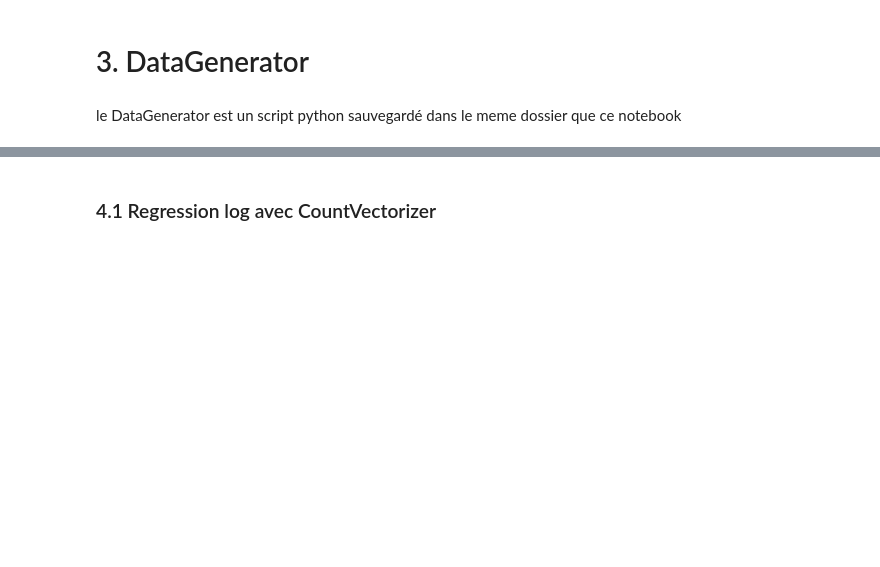
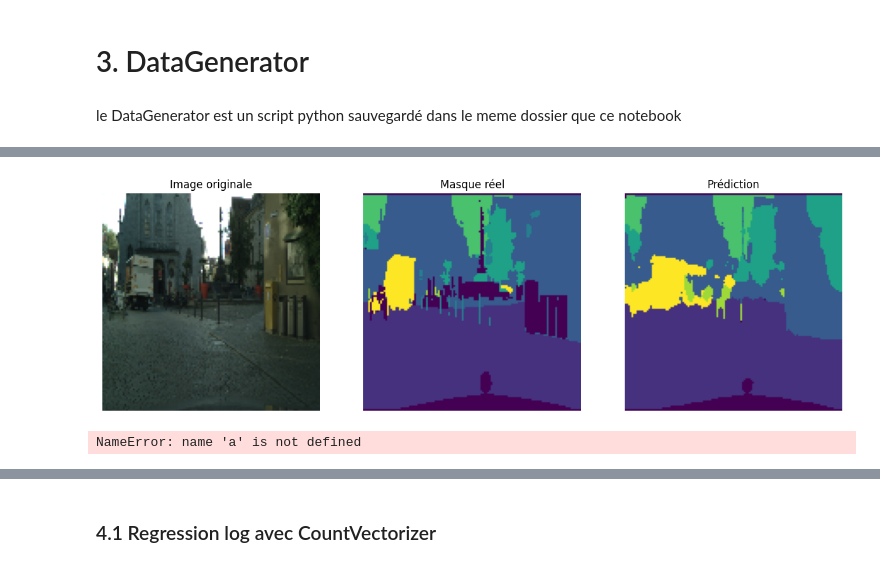
Before and after one commit to flo-tho/Projet8, a Jupyter notebook: notebook_test_modeles.ipynb, the cells around one changed output, grey strips where cells are left out. Cells and saved outputs as stored; diff of their text form; code cells hidden in the pictures; blank space fills up the shorter version.

Commit message:
Création Unet Mini et calcul metrics

```diff
--- a/notebook_test_modeles.ipynb
+++ b/notebook_test_modeles.ipynb
@@ -632,0 +1046,10 @@ a
+# %%
+log_dir = Path("C:/Users/flore/Openclassrooms/Projet 8/logs/fit/" ) # Répertoire pour les logs de TensorBoard
+tensorboard_callback = tf.keras.callbacks.TensorBoard(log_dir=log_dir, histogram_freq=1) #initialisation du callback tensorboard
+# %%
+callbacks = [
+    ModelCheckpoint("best_unet_mini.keras", monitor="val_loss", save_best_only=True, verbose=1),
+    ReduceLROnPlateau(monitor="val_loss", factor=0.5, patience=3, verbose=1),
+    EarlyStopping(monitor="val_loss", patience=5, verbose=1, restore_best_weights=True),
+    tensorboard_callback,
+]
@@ -632,0 +1060,8 @@ a
+# %%
+history = model.fit(
+    train_generator,
+    validation_data=val_generator,
+    epochs=20,
+    callbacks=callbacks,
+    verbose=1
+)
@@ -632,0 +1086,34 @@ a
+# %%
+# Sélectionner un index batch
+index = 9
+
+# Charger un batch du générateur
+X_batch, y_batch = val_generator[index]
+
+# Sélectionner une seule image du batch
+test_image = X_batch[2]  # Première image du batch
+test_mask = y_batch[2]  # Masque correspondant
+
+# Faire la prédiction
+y_pred = model.predict(np.expand_dims(test_image, axis=0))[0]  # Prédiction sur une seule image
+
+# Convertir la prédiction en indices de classes (si softmax utilisé)
+y_pred_class = np.argmax(y_pred, axis=-1)
+
+# Affichage des résultats
+fig, ax = plt.subplots(1, 3, figsize=(15, 5))
+
+ax[0].imshow(test_image)  # Image originale
+ax[0].set_title("Image originale")
+ax[0].axis("off")
+
+ax[1].imshow(test_mask, cmap="viridis")  # Masque réel
+ax[1].set_title("Masque réel")
+ax[1].axis("off")
+
+ax[2].imshow(y_pred_class, cmap="viridis")  # Masque prédit
+ax[2].set_title("Prédiction")
+ax[2].axis("off")
+
+plt.show()
+# %% [output]
@@ -632,0 +1121,5 @@ a
+[figure, added]
+# %%
+a
+# %% [output]
+NameError: name 'a' is not defined
```
Also changed, not shown: parts of 51 cells of this notebook, 1 other file.
